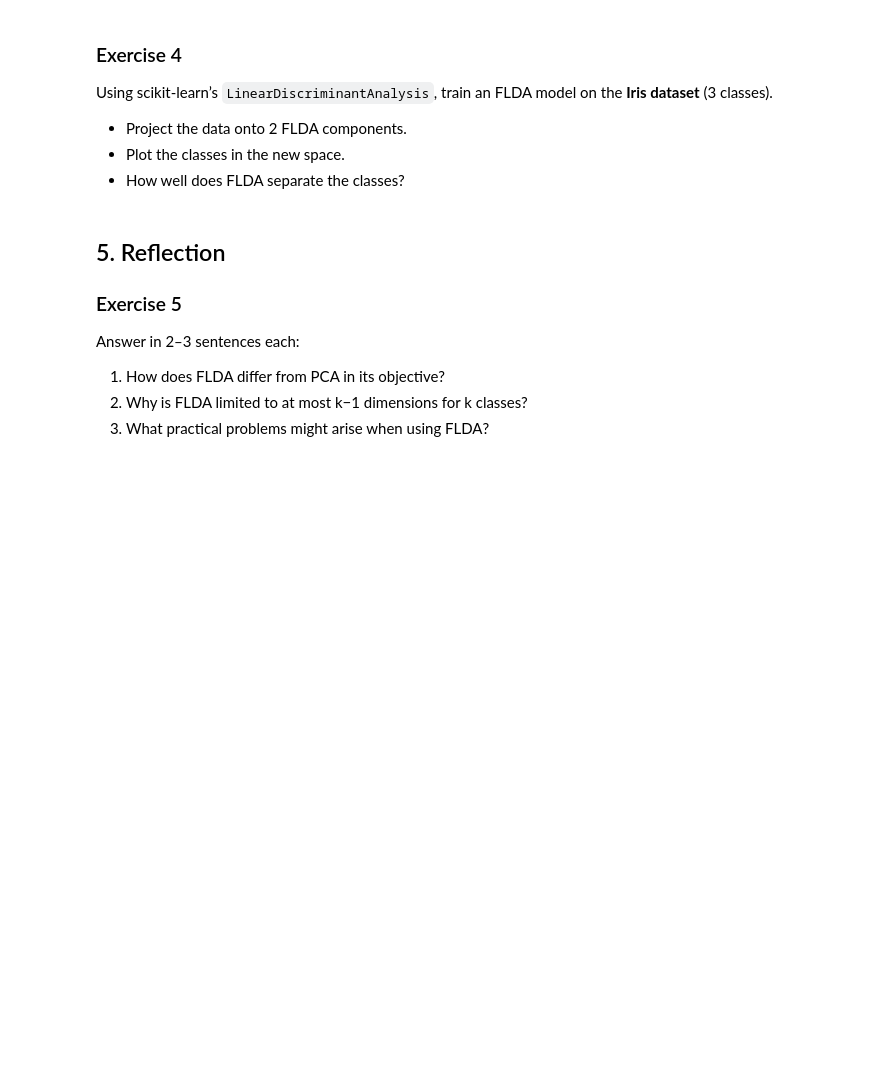
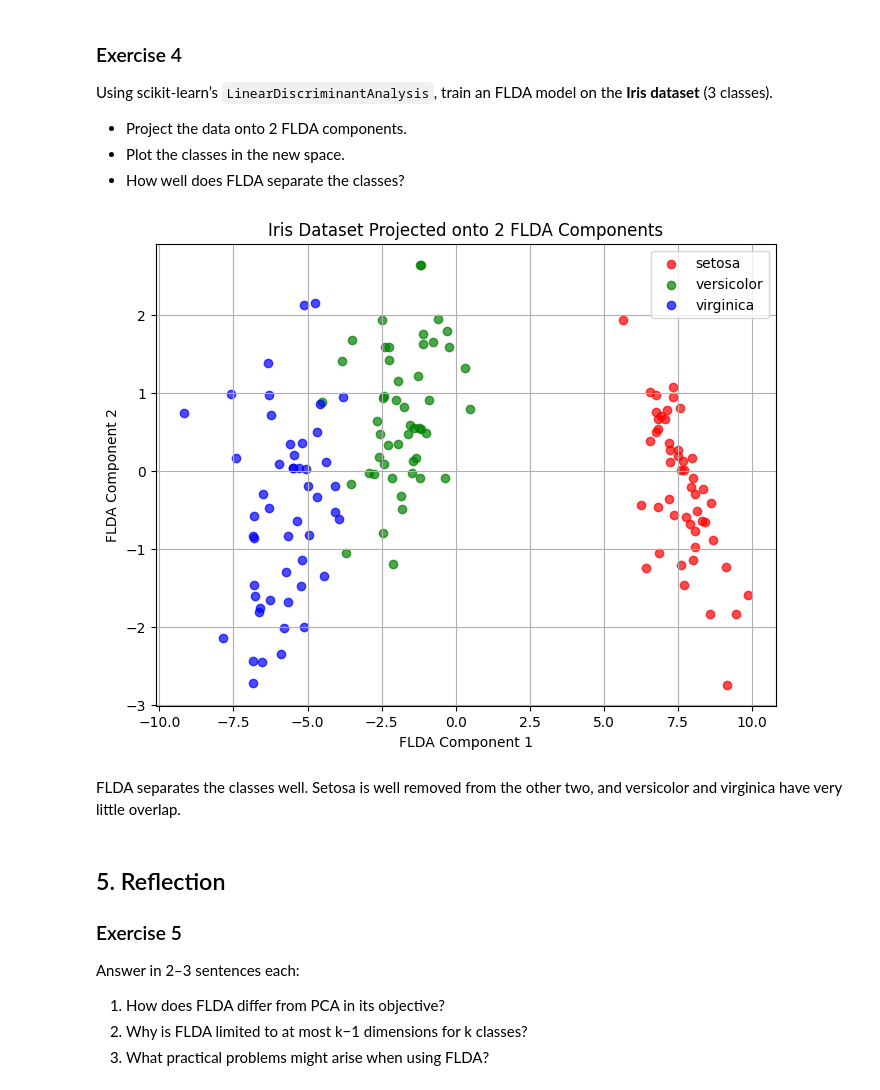
Before and after one commit to BlueKuzo/startup, a Jupyter notebook: mini_labs/week_7_fisherlds.ipynb, the cells around one changed output. Cells and saved outputs as stored; diff of their text form; code cells hidden in the pictures; blank space fills up the shorter version.

```diff
--- a/mini_labs/week_7_fisherlds.ipynb
+++ b/mini_labs/week_7_fisherlds.ipynb
@@ -150,3 +174,33 @@ Using scikit-learn’s `LinearDiscriminantAnalysis`, train an FLDA model on the
+# %%
+from sklearn.datasets import load_iris
+
+# Load the Iris dataset
+iris = load_iris()
+X = iris.data       # Features: 4D
+y = iris.target     # Labels: 3 classes
+class_names = iris.target_names
+
+# Create LDA model with 2 components
+lda = LinearDiscriminantAnalysis(n_components=2)
+X_lda = lda.fit_transform(X, y)
+
+# Plot the data in the 2D FLDA space
+plt.figure(figsize=(8,6))
+
+colors = ['r', 'g', 'b']
+for i, color, label in zip([0,1,2], colors, class_names):
+    plt.scatter(X_lda[y==i, 0], X_lda[y==i, 1], alpha=0.7, color=color, label=label)
+
+plt.xlabel('FLDA Component 1')
+plt.ylabel('FLDA Component 2')
+plt.title('Iris Dataset Projected onto 2 FLDA Components')
+plt.legend()
+plt.grid(True)
+plt.show()
+# %% [output]
+[figure, added]
+# %% [markdown]
+FLDA separates the classes well. Setosa is well removed from the other two, and versicolor and virginica have very little overlap.
 # %% [markdown]
 ## 5. Reflection
 
```
Also changed, not shown: parts of 4 cells of this notebook.
